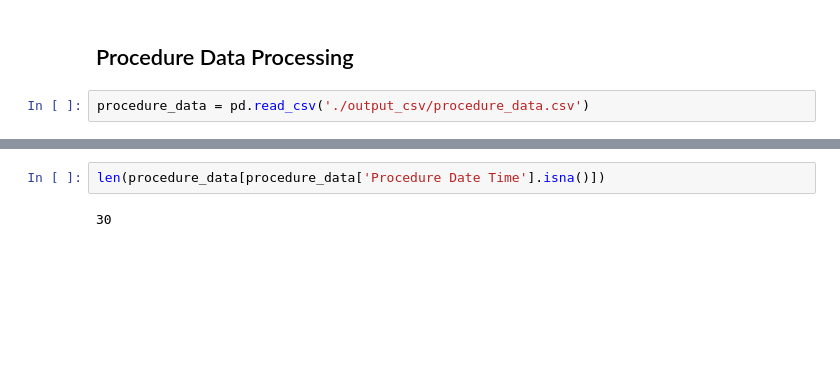
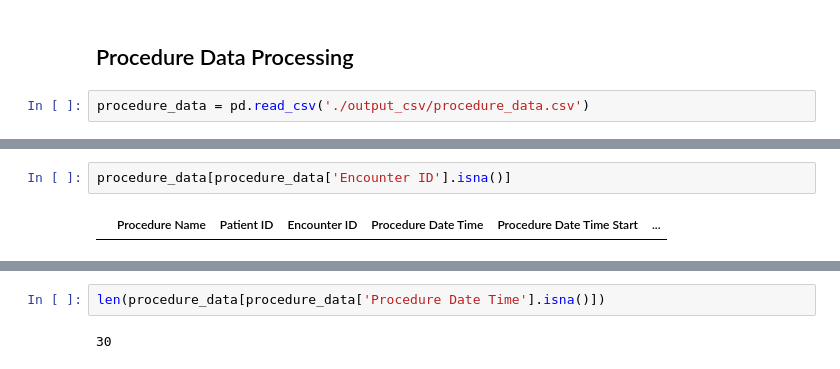
Before and after one commit to nischalmainali21/python_image_task, a Jupyter notebook: health_task/procedure.ipynb, the cells around one changed output, grey strips where cells are left out. Saved outputs shown, nothing was run; the diff lists cells and outputs as text; blank space fills up the shorter version.

```diff
--- a/health_task/procedure.ipynb
+++ b/health_task/procedure.ipynb
@@ -294,3 +291,7 @@ procedure_data.head(10)
+# %%
+procedure_data[procedure_data['Encounter ID'].isna()]
+# %% [output]
+|  | Procedure Name | Patient ID | Encounter ID | Procedure Date Time | Procedure Date Time Start | ... |
 # %%
 procedure_data[procedure_data['Procedure Date Time'].isna()].head(10)
 # %% [output]
```
Also changed, not shown: parts of 7 cells of this notebook, 1 other file.
